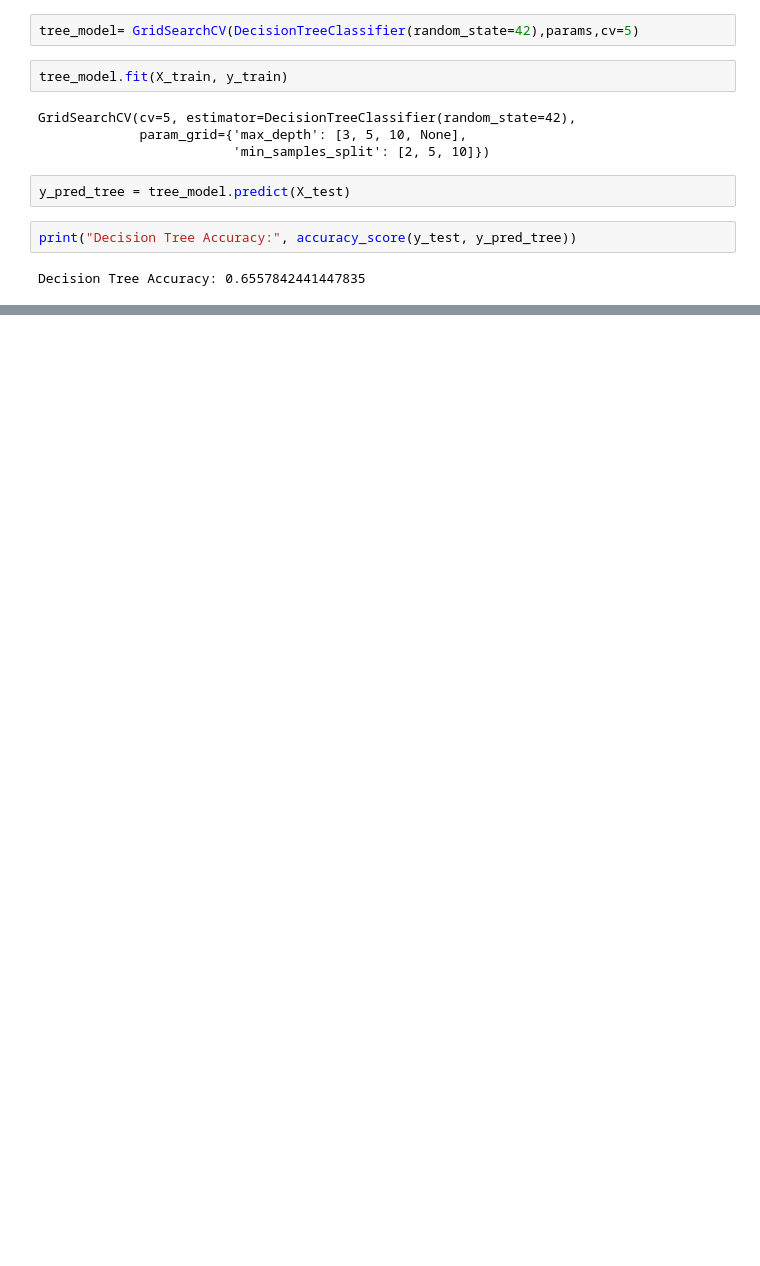
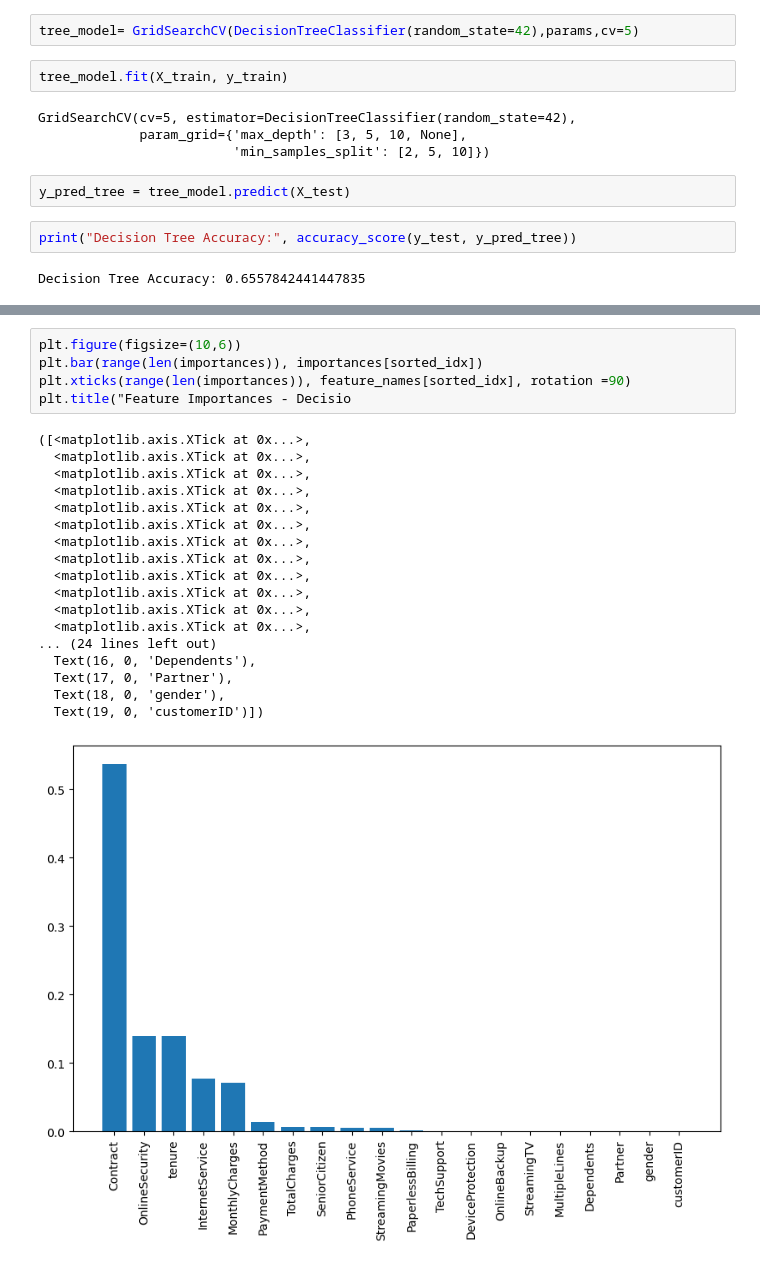
Before and after one commit to Turjo47/Customer-churn-prediction, a Jupyter notebook: Churn_prediction.ipynb, the cells around one changed output, grey strips where cells are left out. Drawn from its saved outputs; the diff is of its cells as text; blank space fills up the shorter version.

```diff
--- a/Churn_prediction.ipynb
+++ b/Churn_prediction.ipynb
@@ -125,0 +153,24 @@ print(
+# %%
+plt.figure(figsize=(10,6))
+plt.bar(range(len(importances)), importances[sorted_idx])
+plt.xticks(range(len(importances)), feature_names[sorted_idx], rotation =90)
+plt.title("Feature Importances - Decisio
+# %% [output]
+([<matplotlib.axis.XTick at 0x...>,
+  <matplotlib.axis.XTick at 0x...>,
+  <matplotlib.axis.XTick at 0x...>,
+  <matplotlib.axis.XTick at 0x...>,
+  <matplotlib.axis.XTick at 0x...>,
+  <matplotlib.axis.XTick at 0x...>,
+  <matplotlib.axis.XTick at 0x...>,
+  <matplotlib.axis.XTick at 0x...>,
+  <matplotlib.axis.XTick at 0x...>,
+  <matplotlib.axis.XTick at 0x...>,
+  <matplotlib.axis.XTick at 0x...>,
+  <matplotlib.axis.XTick at 0x...>,
+... (24 lines left out)
+  Text(16, 0, 'Dependents'),
+  Text(17, 0, 'Partner'),
+  Text(18, 0, 'gender'),
+  Text(19, 0, 'customerID')])
+[figure, added]
```
Also changed, not shown: parts of 4 cells of this notebook, 1 other file.
